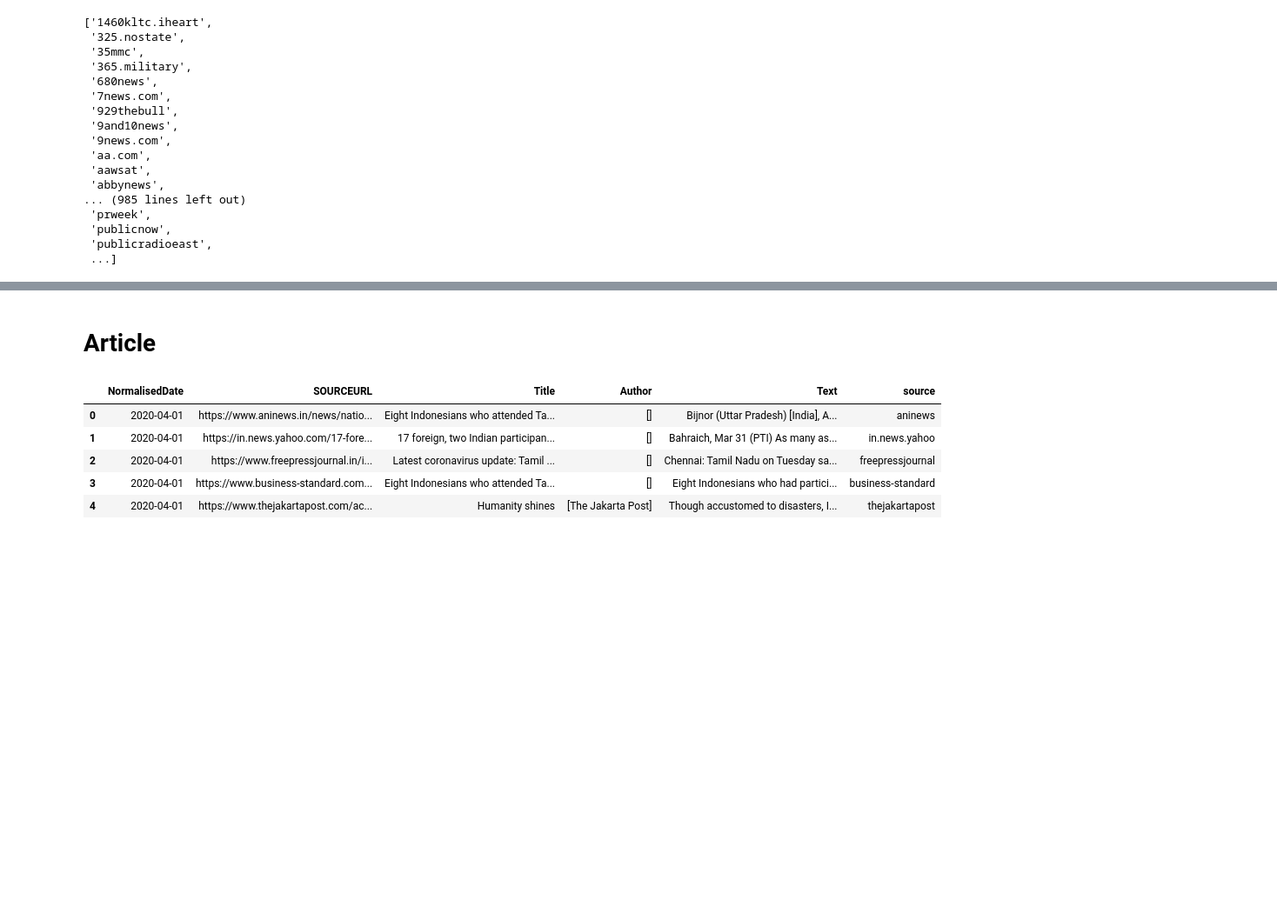
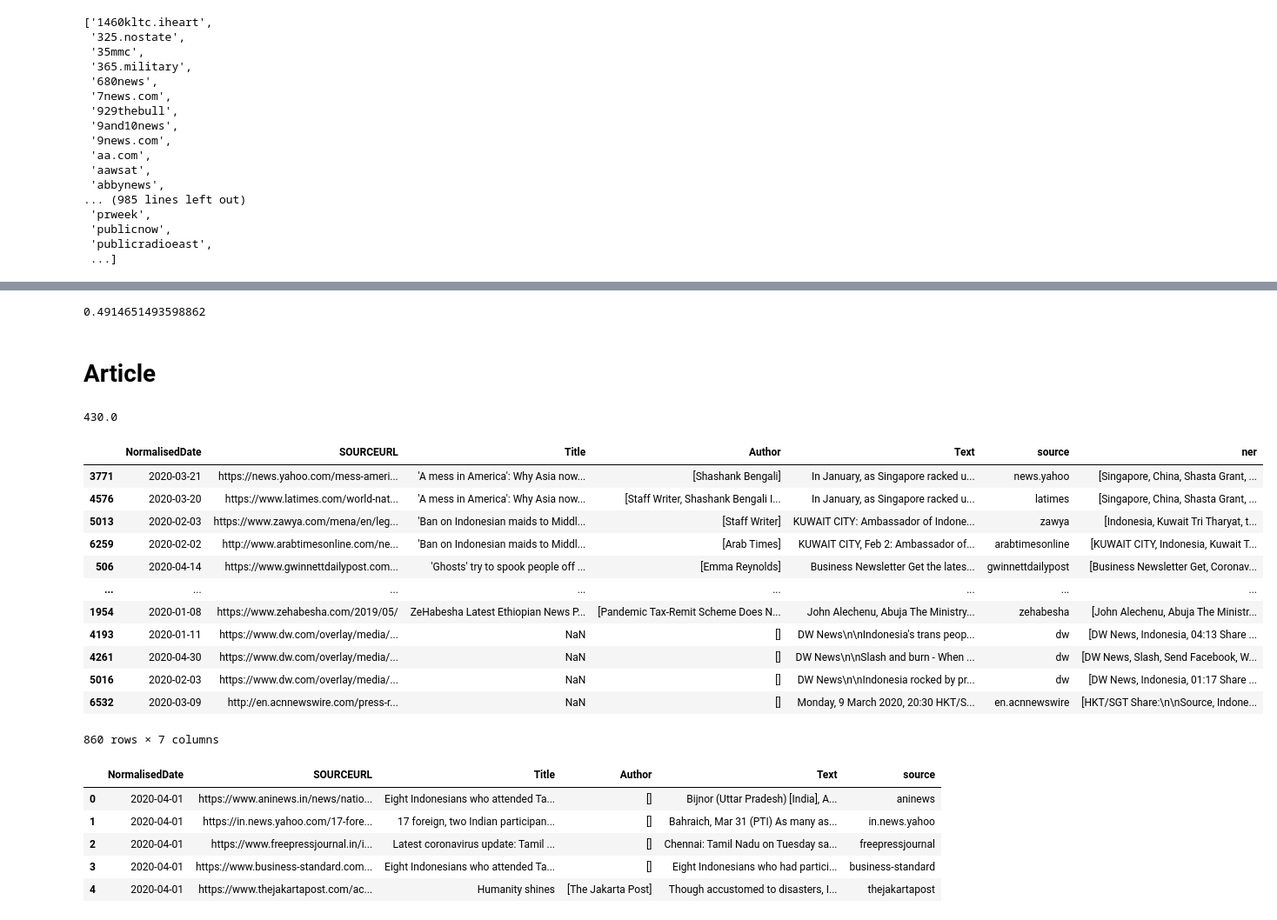
Before and after one commit to ngweixuan1/news_text_analytics, a Jupyter notebook: notebook/Data Understanding.ipynb, the cells around one changed output, grey strips where cells are left out. Shown at 87% size. Drawn from its saved outputs; the diff is of its cells as text; code cells hidden in the pictures; blank space fills up the shorter version.

```diff
--- a/notebook/Data Understanding.ipynb
+++ b/notebook/Data Understanding.ipynb
@@ -133,7 +162,29 @@ df[df['Author'].str.len()==0].shape[0]/len(df) # Large percentage of author fiel
+# %%
+df[df['Author'].str.len()==0].shape[0]/len(df) # Large percentage of author field is missing
+# %% [output]
+0.4914651493598862
 # %% [markdown]
 # Article
 # %%
 # Check for duplicated entries
+duplicated = df[df.Title.isin(df[df.duplicated(subset=['Title'])].Title.values)].sort_values('Title')
+print(duplicated.shape[0]/2)
+duplicated
+# %% [output]
+430.0
+|  | NormalisedDate | SOURCEURL | Title | Author | Text | source | ner |
+| 3771 | 2020-03-21 | https://news.yahoo.com/mess-ameri... | 'A mess in America': Why Asia now... | [Shashank Bengali] | In January, as Singapore racked u... | news.yahoo | [Singapore, China, Shasta Grant, ... |
+| 4576 | 2020-03-20 | https://www.latimes.com/world-nat... | 'A mess in America': Why Asia now... | [Staff Writer, Shashank Bengali I... | In January, as Singapore racked u... | latimes | [Singapore, China, Shasta Grant, ... |
+| 5013 | 2020-02-03 | https://www.zawya.com/mena/en/leg... | 'Ban on Indonesian maids to Middl... | [Staff Writer] | KUWAIT CITY: Ambassador of Indone... | zawya | [Indonesia, Kuwait Tri Tharyat, t... |
+| 6259 | 2020-02-02 | http://www.arabtimesonline.com/ne... | 'Ban on Indonesian maids to Middl... | [Arab Times] | KUWAIT CITY, Feb 2: Ambassador of... | arabtimesonline | [KUWAIT CITY, Indonesia, Kuwait T... |
+| 506 | 2020-04-14 | https://www.gwinnettdailypost.com... | 'Ghosts' try to spook people off ... | [Emma Reynolds] | Business Newsletter Get the lates... | gwinnettdailypost | [Business Newsletter Get, Coronav... |
+| ... | ... | ... | ... | ... | ... | ... | ... |
+| 1954 | 2020-01-08 | https://www.zehabesha.com/2019/05/ | ZeHabesha Latest Ethiopian News P... | [Pandemic Tax-Remit Scheme Does N... | John Alechenu, Abuja The Ministry... | zehabesha | [John Alechenu, Abuja The Ministr... |
+| 4193 | 2020-01-11 | https://www.dw.com/overlay/media/... | NaN | [] | DW News\n\nIndonesia's trans peop... | dw | [DW News, Indonesia, 04:13 Share ... |
+| 4261 | 2020-04-30 | https://www.dw.com/overlay/media/... | NaN | [] | DW News\n\nSlash and burn - When ... | dw | [DW News, Slash, Send Facebook, W... |
+| 5016 | 2020-02-03 | https://www.dw.com/overlay/media/... | NaN | [] | DW News\n\nIndonesia rocked by pr... | dw | [DW News, Indonesia, 01:17 Share ... |
+| 6532 | 2020-03-09 | http://en.acnnewswire.com/press-r... | NaN | [] | Monday, 9 March 2020, 20:30 HKT/S... | en.acnnewswire | [HKT/SGT Share:\n\nSource, Indone... |
+860 rows × 7 columns
 # %%
 """
 # If cleaning required
```
Also changed, not shown: parts of 31 cells of this notebook.
